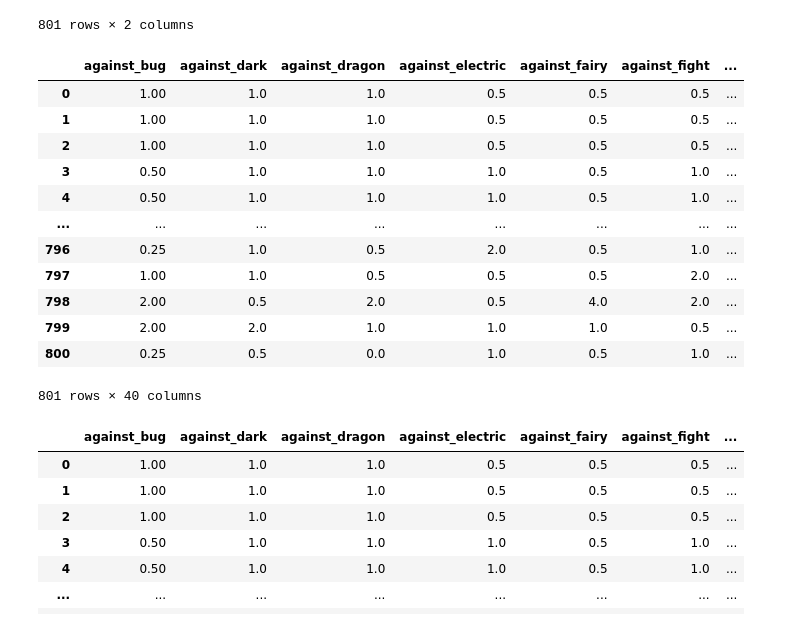
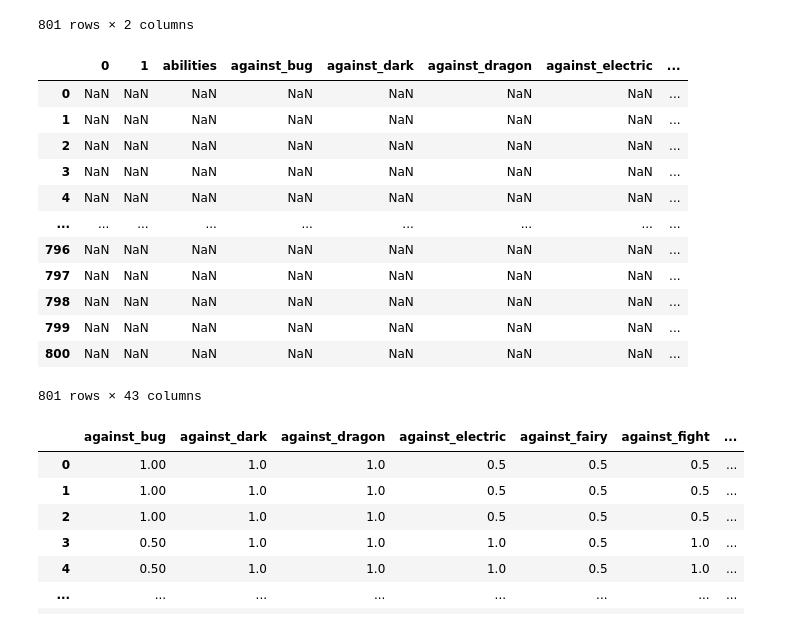
Before and after one commit to purejarrett/TruthSyrum, a Jupyter notebook: Pokemon Training/Pokemon_Training.ipynb, the cells around one changed output. Cells and saved outputs as stored; diff of their text form; code cells hidden in the pictures.

Commit message:
Updating the pokemon files

```diff
--- a/Pokemon Training/Pokemon_Training.ipynb
+++ b/Pokemon Training/Pokemon_Training.ipynb
@@ -34,22 +34,22 @@ pokemon2
 | 800 | ['Soul-Heart'] | None |
 801 rows × 2 columns
 # %%
-pokemon3=pokemon
+pokemon3=pokemon2.loc[:0]+pokemon.loc[:"abilities"]
 pokemon3
 # %% [output]
-|  | against_bug | against_dark | against_dragon | against_electric | against_fairy | against_fight | ... |
-| 0 | 1.00 | 1.0 | 1.0 | 0.5 | 0.5 | 0.5 | ... |
-| 1 | 1.00 | 1.0 | 1.0 | 0.5 | 0.5 | 0.5 | ... |
-| 2 | 1.00 | 1.0 | 1.0 | 0.5 | 0.5 | 0.5 | ... |
-| 3 | 0.50 | 1.0 | 1.0 | 1.0 | 0.5 | 1.0 | ... |
-| 4 | 0.50 | 1.0 | 1.0 | 1.0 | 0.5 | 1.0 | ... |
-| ... | ... | ... | ... | ... | ... | ... | ... |
-| 796 | 0.25 | 1.0 | 0.5 | 2.0 | 0.5 | 1.0 | ... |
-| 797 | 1.00 | 1.0 | 0.5 | 0.5 | 0.5 | 2.0 | ... |
-| 798 | 2.00 | 0.5 | 2.0 | 0.5 | 4.0 | 2.0 | ... |
-| 799 | 2.00 | 2.0 | 1.0 | 1.0 | 1.0 | 0.5 | ... |
-| 800 | 0.25 | 0.5 | 0.0 | 1.0 | 0.5 | 1.0 | ... |
+|  | 0 | 1 | abilities | against_bug | against_dark | against_dragon | against_electric | ... |
+| 0 | NaN | NaN | NaN | NaN | NaN | NaN | NaN | ... |
+| 1 | NaN | NaN | NaN | NaN | NaN | NaN | NaN | ... |
+| 2 | NaN | NaN | NaN | NaN | NaN | NaN | NaN | ... |
+| 3 | NaN | NaN | NaN | NaN | NaN | NaN | NaN | ... |
+| 4 | NaN | NaN | NaN | NaN | NaN | NaN | NaN | ... |
+| ... | ... | ... | ... | ... | ... | ... | ... | ... |
+| 796 | NaN | NaN | NaN | NaN | NaN | NaN | NaN | ... |
+| 797 | NaN | NaN | NaN | NaN | NaN | NaN | NaN | ... |
+| 798 | NaN | NaN | NaN | NaN | NaN | NaN | NaN | ... |
+| 799 | NaN | NaN | NaN | NaN | NaN | NaN | NaN | ... |
+| 800 | NaN | NaN | NaN | NaN | NaN | NaN | NaN | ... |
-801 rows × 40 columns
+801 rows × 43 columns
 # %%
 #pokemon3 = pokemon3.drop(columns = "abilities")
 pokemon3
```
Also changed, not shown: 1 other file.
